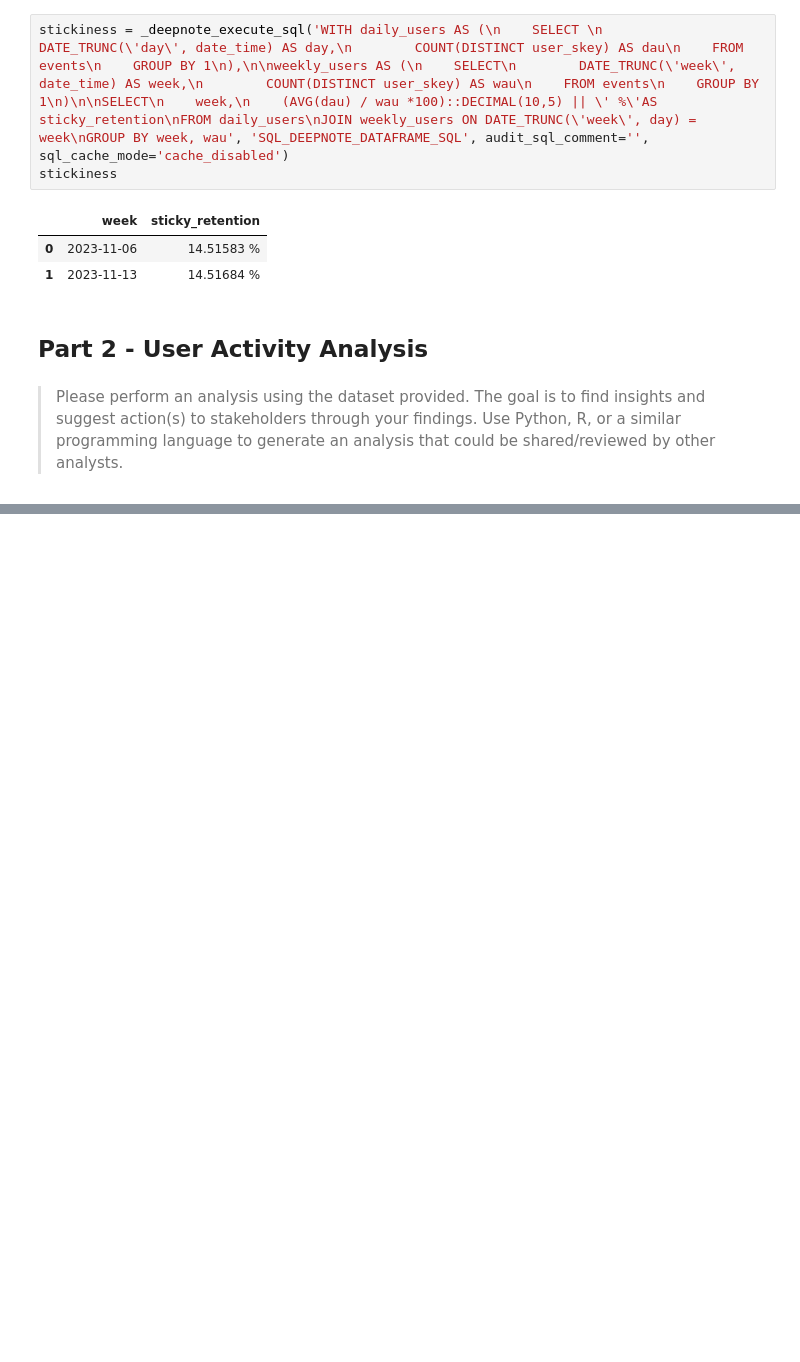
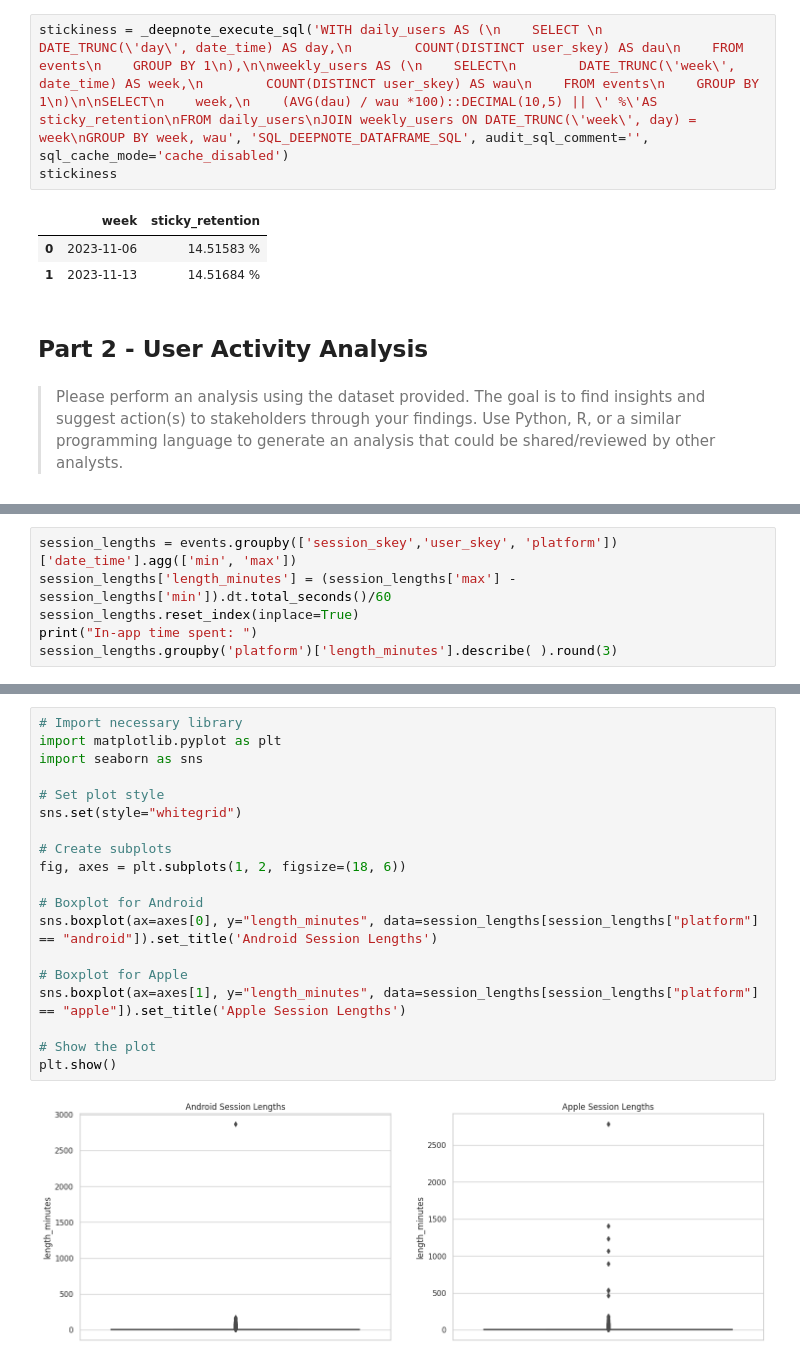
Before and after one commit to camiladwa/case_study, a Jupyter notebook: growth_case_study/growth_case_study.ipynb, the cells around one changed output, grey strips where cells are left out. Cells and saved outputs as stored; diff of their text form; blank space fills up the shorter version.

```diff
--- a/growth_case_study/growth_case_study.ipynb
+++ b/growth_case_study/growth_case_study.ipynb
@@ -228,0 +371,6 @@ Related to time spent in-app per session, both platforms have similar time, with
+# %%
+session_lengths = events.groupby(['session_skey','user_skey', 'platform'])['date_time'].agg(['min', 'max'])
+session_lengths['length_minutes'] = (session_lengths['max'] - session_lengths['min']).dt.total_seconds()/60
+session_lengths.reset_index(inplace=True)
+print("In-app time spent: ")
+session_lengths.groupby('platform')['length_minutes'].describe( ).round(3)
@@ -228,0 +404,21 @@ Related to time spent in-app per session, both platforms have similar time, with
+# %%
+# Import necessary library
+import matplotlib.pyplot as plt
+import seaborn as sns
+
+# Set plot style
+sns.set(style="whitegrid")
+
+# Create subplots
+fig, axes = plt.subplots(1, 2, figsize=(18, 6))
+
+# Boxplot for Android
+sns.boxplot(ax=axes[0], y="length_minutes", data=session_lengths[session_lengths["platform"] == "android"]).set_title('Android Session Lengths')
+
+# Boxplot for Apple
+sns.boxplot(ax=axes[1], y="length_minutes", data=session_lengths[session_lengths["platform"] == "apple"]).set_title('Apple Session Lengths')
+
+# Show the plot
+plt.show()
+# %% [output]
+[figure, added]
```
Also changed, not shown: parts of 27 cells of this notebook.
